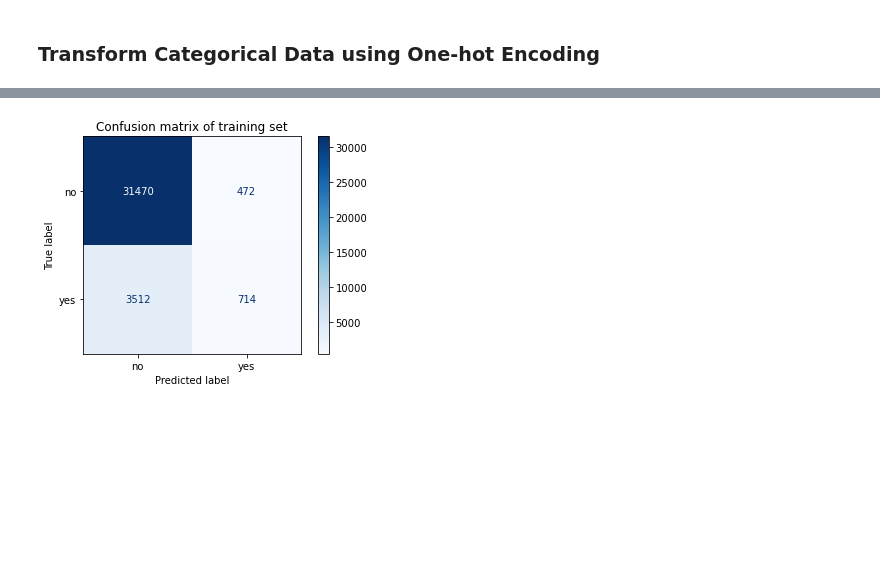
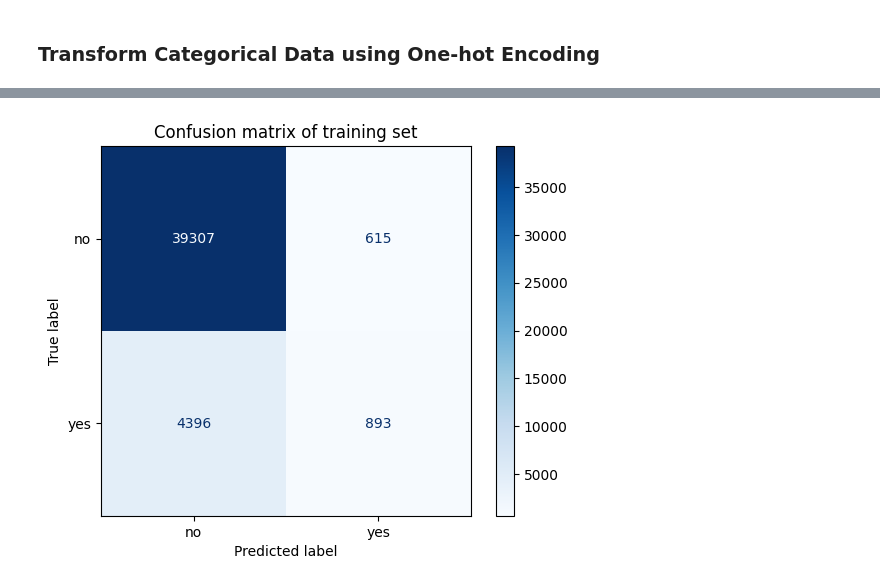
Before and after one commit to AthimetA/FRA503_HW_ML, a Jupyter notebook: HW1-ML.ipynb, the cells around one changed output, grey strips where cells are left out. Drawn from its saved outputs; the diff is of its cells as text; code cells hidden in the pictures; blank space fills up the shorter version.

Commit message:
use 'bank.csv' as test data

```diff
--- a/HW1-ML.ipynb
+++ b/HW1-ML.ipynb
@@ -194,7 +201,7 @@ df_new = selector.fit(x, y)
 col = selector.get_support(indices=True)
 df_new = x.iloc[:,col]
 
-df_new = df_new.drop(columns=['housing_no','marital_married','job_management'])
+df_new = df_new.drop(columns=['housing_no','marital_married','job_blue-collar'])
 
 checkCorrFF(df_new)
 # %% [output]
@@ -205,0 +219,3 @@ df = pd.concat([df_new, y], axis=1)
+# %%
+df_test = pd.concat([df_test, y_test], axis=1)
+df_test.columns
@@ -206,3 +247,5 @@ df = pd.concat([df_new, y], axis=1)
+# %%
+df_test = df_test.drop(columns=[i for i in list(df_test.columns) if i not in list(df.columns)])
 # %%
 # # Drop No outlier
 # df = df.drop(df[df['campaign'] >= 40].index)
@@ -243,11 +286,13 @@ from sklearn.model_selection import train_test_split
 
 x = df.iloc[:,:-1]
 y = df.iloc[:,-1]
+x_test = df_test.iloc[:,:-1]
+y_test = df_test.iloc[:,-1]
 
-x_train,x_test,y_train,y_test = train_test_split(x,y,test_size = 0.2,random_state = 0)
+# x_train,x_test,y_train,y_test = train_test_split(x,y,test_size = 0.2,random_state = 0)
 
 clf = LogisticRegression()
-clf.fit(x_train,y_train)
-y_pred = clf.predict(x_train)
+clf.fit(x,y)
+y_pred = clf.predict(x)
 print("model score: %.8f" % clf.score(x_test, y_test))
 # %% [output]
@@ -278,12 +305,12 @@ ValueError: could not convert string to float: 'unemployed'
 # %%
 # Plot confusion matrix of training set
 from sklearn.metrics import plot_confusion_matrix
 plot_confusion_matrix(clf,
-                      x_train,
-                      y_train,
+                      x,
+                      y,
                       display_labels=list(set(y_test)),
                       cmap=plt.cm.Blues)
 plt.title('Confusion matrix of training set')
 plt.show()
 # %% [output]
-[figure, old version]
+[figure, new version]
```
Also changed, not shown: parts of 11 cells of this notebook.
